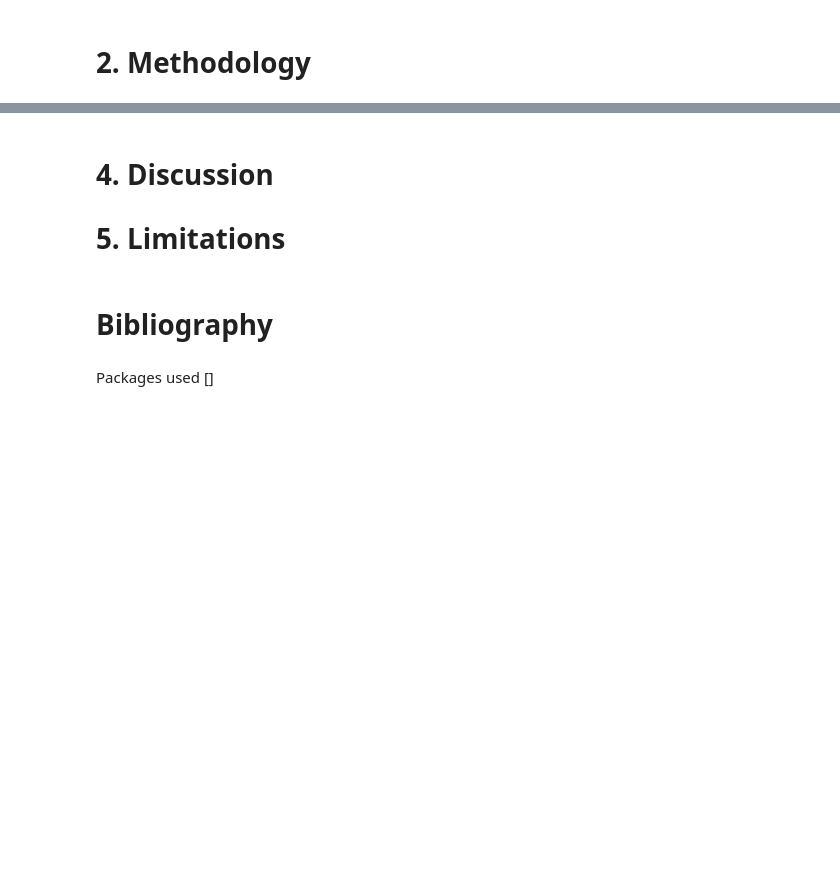
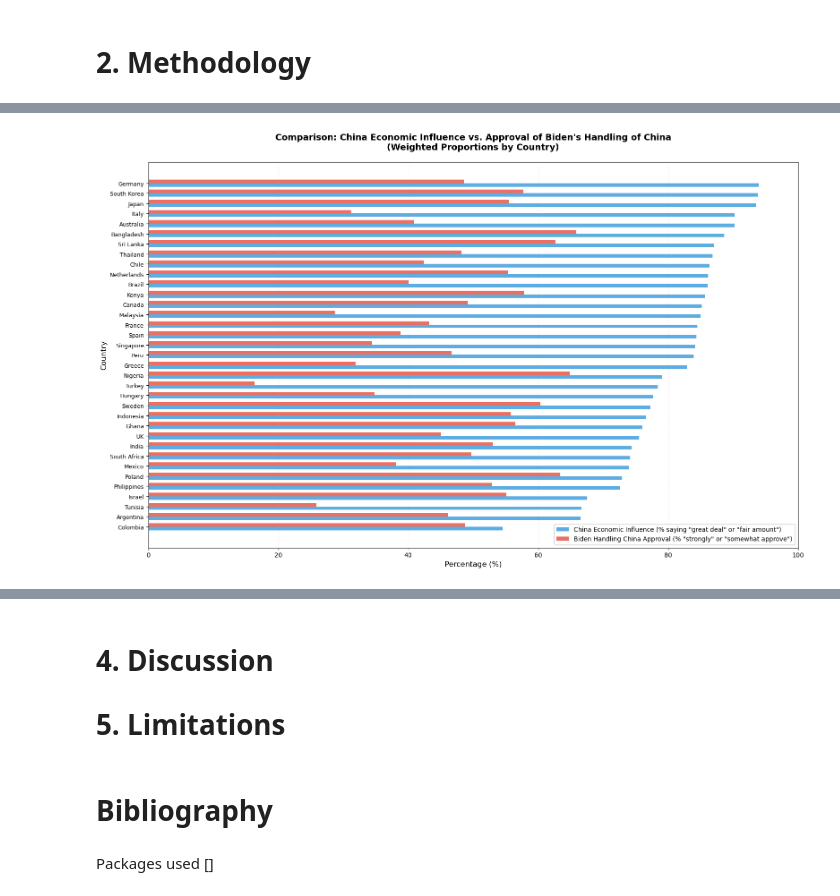
Before and after one commit to tcanm/pew-global-attitudes-analysis-2024, a Jupyter notebook: summative.ipynb, the cells around one changed output, grey strips where cells are left out. Drawn from its saved outputs; the diff is of its cells as text; code cells hidden in the pictures; blank space fills up the shorter version.

```diff
--- a/summative.ipynb
+++ b/summative.ipynb
@@ -107,0 +401,78 @@ Is there a correlation between political stance and feelings towards censorship?
+# %%
+# Grouped Bar Chart: Comparing uspres_china vs china_influ_econ across countries
+# Using weighted proportions (appropriate for ordinal variables)
+
+# Filter to valid responses (1-4) for both variables
+valid_data = pew[
+    pew['uspres_china'].isin(['1', '2', '3', '4']) &
+    pew['china_influ_econ'].isin(['1', '2', '3', '4'])
+].copy()
+valid_data['weight'] = pd.to_numeric(valid_data['weight'], errors='coerce')
+valid_data = valid_data.dropna(subset=['weight', 'country_name', 'uspres_china', 'china_influ_econ'])
+
+# Calculate weighted proportions for each country
+# For ordinal variables, we use proportions, not means
+country_stats = {}
+
+for country in sorted(valid_data['country_name'].unique()):
+    country_data = valid_data[valid_data['country_name'] == country]
+    total_weight = country_data['weight'].sum()
+
+    # For uspres_china: % who approve (1 or 2: strongly/somewhat approve)
+    uspres_approve = country_data[country_data['uspres_china'].isin(['1', '2'])]['weight'].sum()
+    uspres_approve_pct = (uspres_approve / total_weight) * 100
+
+    # For china_influ_econ: % who say China has influence (1 or 2: great deal/fair amount)
+    econ_influence = country_data[country_data['china_influ_econ'].isin(['1', '2'])]['weight'].sum()
+    econ_influence_pct = (econ_influence / total_weight) * 100
+
+    country_stats[country] = {
+        'uspres_approve_pct': uspres_approve_pct,
+        'econ_influence_pct': econ_influence_pct
+    }
+
+# Convert to DataFrame for easier plotting
+plot_df = pd.DataFrame(country_stats).T
+# Sort by economic influence percentage for better visualization
+plot_df = plot_df.sort_values('econ_influence_pct', ascending=True)
+
+# Create grouped bar chart
+fig, ax = plt.subplots(figsize=(16, 10))
+
+# Set up positions for bars
+x = np.arange(len(plot_df.index))
+width = 0.35  # Width of the bars
+
+# Create bars
+bars1 = ax.barh(x - width/2, plot_df['econ_influence_pct'], width,
+                label='China Economic Influence (% saying "great deal" or "fair amount")',
+                color='#3498db', alpha=0.8)
+bars2 = ax.barh(x + width/2, plot_df['uspres_approve_pct'], width,
+                label='Biden Handling China Approval (% "strongly" or "somewhat approve")',
+                color='#e74c3c', alpha=0.8)
+
+# Customize the plot
+ax.set_ylabel('Country', fontsize=12)
+ax.set_xlabel('Percentage (%)', fontsize=12)
+ax.set_title('Comparison: China Economic Influence vs. Approval of Biden\'s Handling of China\n(Weighted Proportions by Country)',
+             fontsize=14, fontweight='bold', pad=20)
+ax.set_yticks(x)
+ax.set_yticklabels(plot_df.index, fontsize=9)
+ax.legend(loc='lower right', framealpha=0.9, fontsize=10)
+ax.grid(axis='x', alpha=0.3, linestyle='--')
+ax.set_xlim(0, 100)
+
+plt.tight_layout()
+plt.show()
+
+# Print summary statistics
+print("Summary Statistics (Weighted Proportions):")
+print(f"\nNumber of countries: {len(plot_df)}")
+print(f"\nChina Economic Influence (% saying China has influence):")
+print(f"  Mean: {plot_df['econ_influence_pct'].mean():.1f}%")
+print(f"  Range: {plot_df['econ_influence_pct'].min():.1f}% - {plot_df['econ_influence_pct'].max():.1f}%")
+print(f"\nBiden Handling China Approval (% approving):")
+print(f"  Mean: {plot_df['uspres_approve_pct'].mean():.1f}%")
+print(f"  Range: {plot_df['uspres_approve_pct'].min():.1f}% - {plot_df['uspres_approve_pct'].max():.1f}%")
+# %% [output]
+[figure, added]
```
Also changed, not shown: parts of 16 cells of this notebook.
